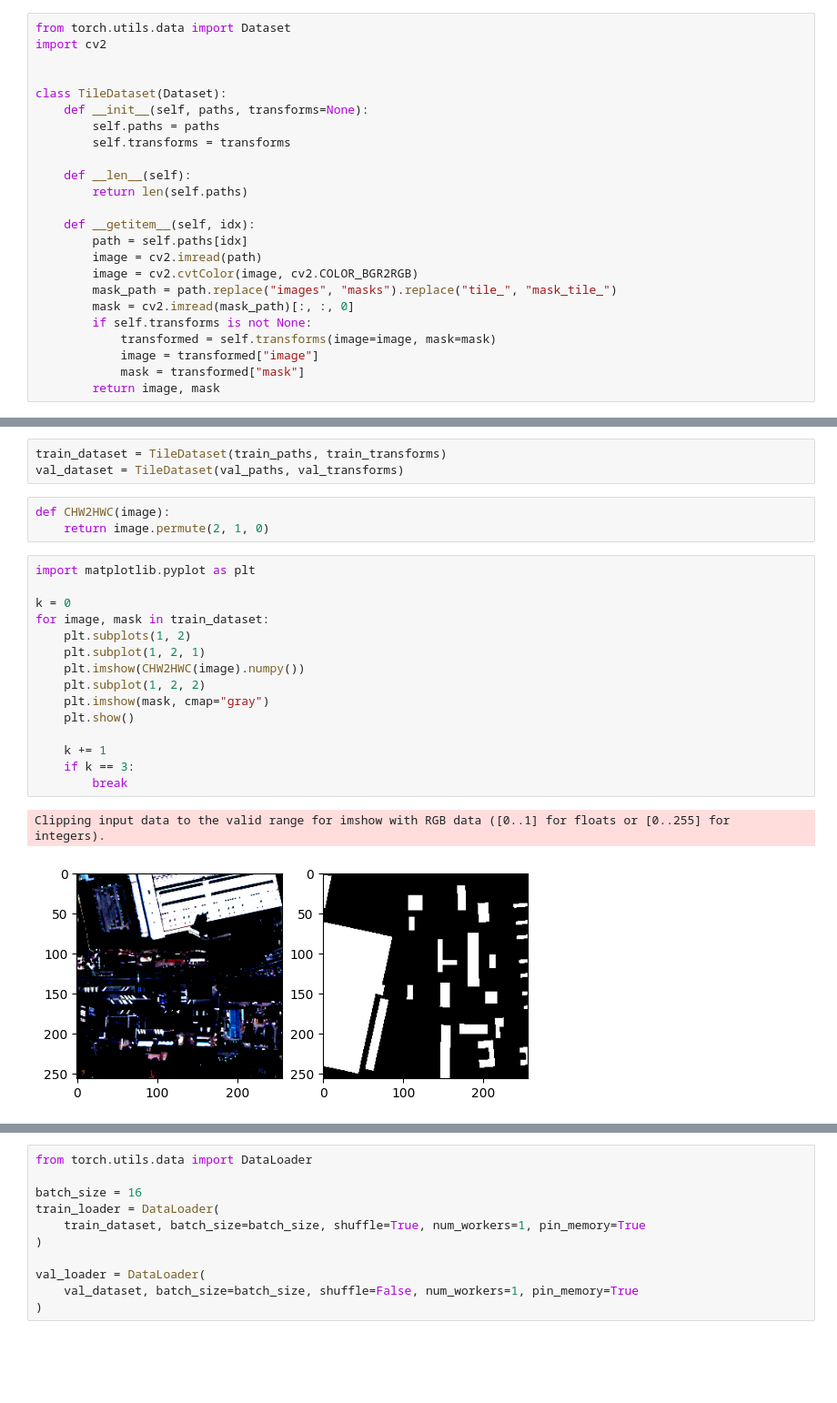
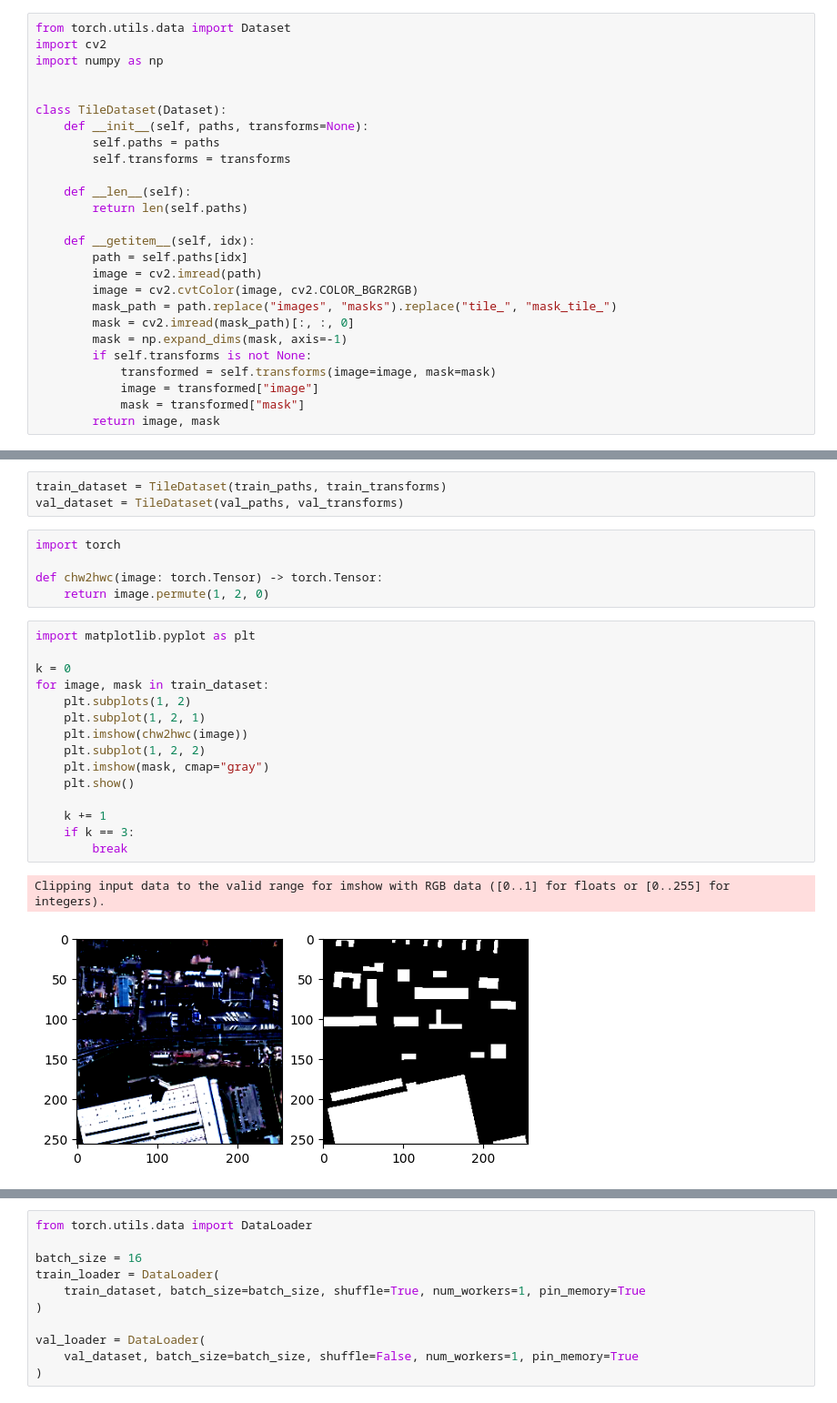
Before and after one commit to Lednik7/skoltech-Infrastructure, a Jupyter notebook: notebooks/torchgeo_baseline.ipynb, the cells around one changed output, grey strips where cells are left out. Shown at 91% size. Drawn from its saved outputs; the diff is of its cells as text; blank space fills up the shorter version.

```diff
--- a/notebooks/torchgeo_baseline.ipynb
+++ b/notebooks/torchgeo_baseline.ipynb
@@ -52,6 +53,7 @@ Val: ['train_image_004', 'train_image_012', 'train_image_001', 'train_image_005'
 # %%
 from torch.utils.data import Dataset
 import cv2
+import numpy as np
 
 
 class TileDataset(Dataset):
@@ -68,6 +70,7 @@ class TileDataset(Dataset):
         image = cv2.cvtColor(image, cv2.COLOR_BGR2RGB)
         mask_path = path.replace("images", "masks").replace("tile_", "mask_tile_")
         mask = cv2.imread(mask_path)[:, :, 0]
+        mask = np.expand_dims(mask, axis=-1)
         if self.transforms is not None:
             transformed = self.transforms(image=image, mask=mask)
             image = transformed["image"]
@@ -99,25 +102,27 @@ val_transforms = A.Compose(
 # %%
 train_dataset = TileDataset(train_paths, train_transforms)
 val_dataset = TileDataset(val_paths, val_transforms)
-# %%
-def CHW2HWC(image):
-    return image.permute(2, 1, 0)
+# %%
+import torch
+
+def chw2hwc(image: torch.Tensor) -> torch.Tensor:
+    return image.permute(1, 2, 0)
 # %%
 import matplotlib.pyplot as plt
 
 k = 0
 for image, mask in train_dataset:
     plt.subplots(1, 2)
     plt.subplot(1, 2, 1)
-    plt.imshow(CHW2HWC(image).numpy())
+    plt.imshow(chw2hwc(image))
     plt.subplot(1, 2, 2)
     plt.imshow(mask, cmap="gray")
     plt.show()
 
     k += 1
     if k == 3:
         break
 # %% [output]
 Clipping input data to the valid range for imshow with RGB data ([0..1] for floats or [0..255] for integers).
-[figure, old version]
+[figure, new version]
 Clipping input data to the valid range for imshow with RGB data ([0..1] for floats or [0..255] for integers).
```
Also changed, not shown: parts of 2 cells of this notebook, 9 other files.
